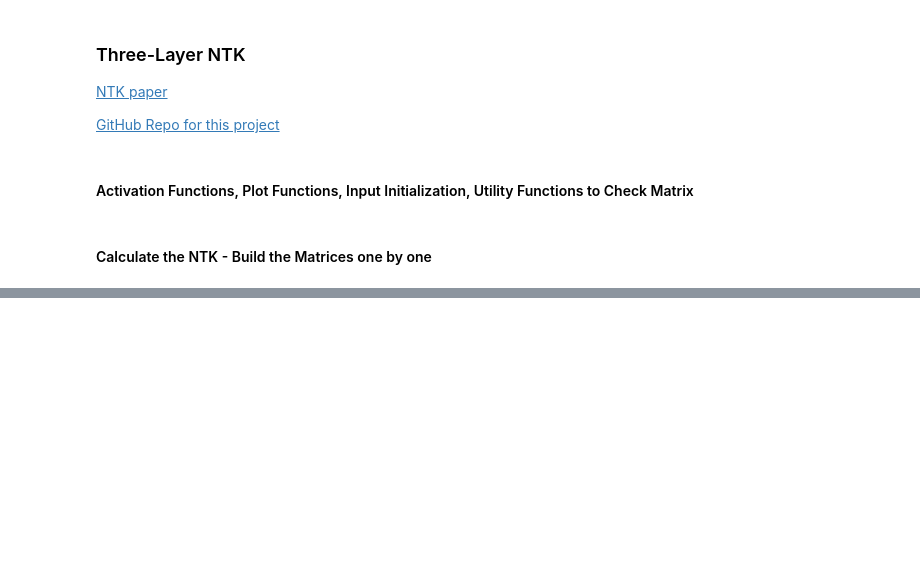
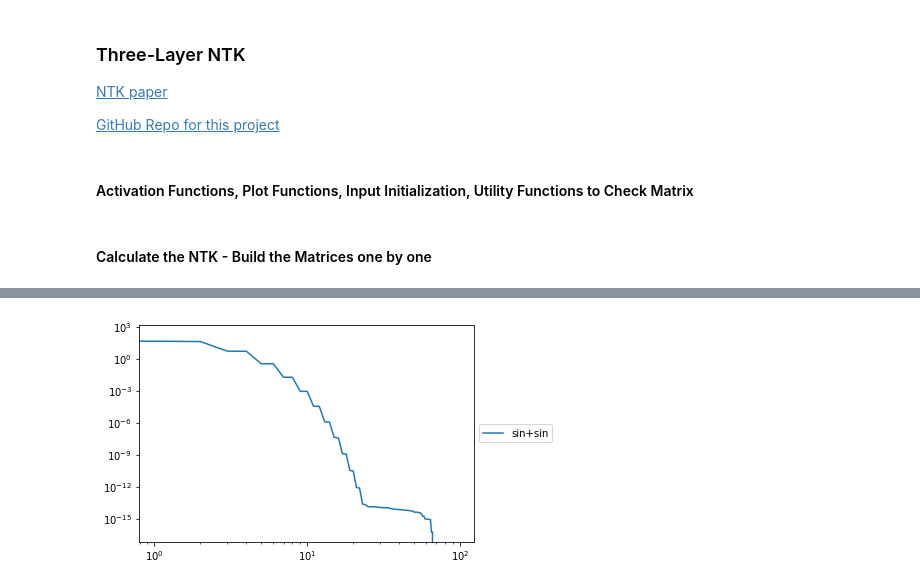
Before and after one commit to genglinliu/NTK-study, a Jupyter notebook: NTK_three_layer.ipynb, the cells around one changed output, grey strips where cells are left out. Saved outputs shown, nothing was run; the diff lists cells and outputs as text; code cells hidden in the pictures; blank space fills up the shorter version.

```diff
--- a/NTK_three_layer.ipynb
+++ b/NTK_three_layer.ipynb
@@ -303 +328,5 @@ plot_eigendecay(K2, 'numerical relu+relu')
+# %%
+plot_eigendecay(K2_sin_sin, 'sin+sin')
+# %% [output]
+[figure, added]
 # %%
```
Also changed, not shown: parts of 11 cells of this notebook.
